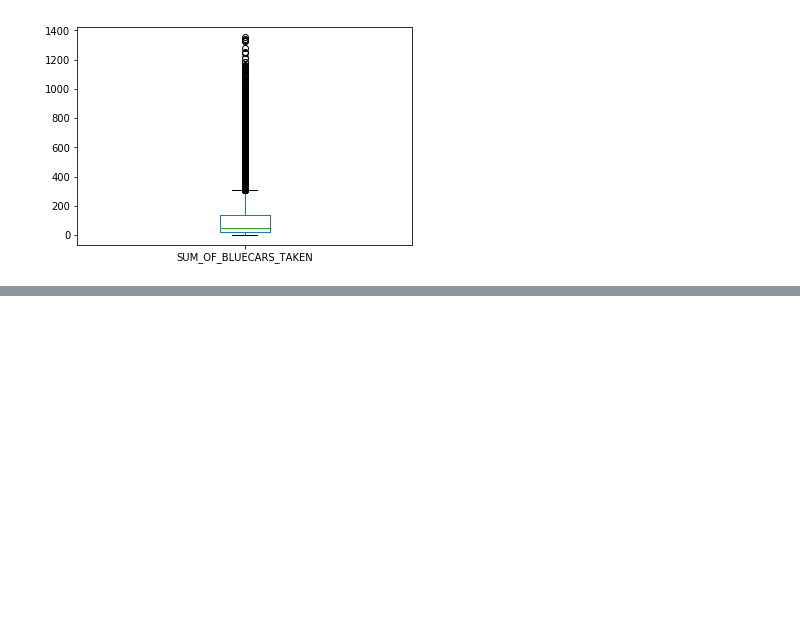
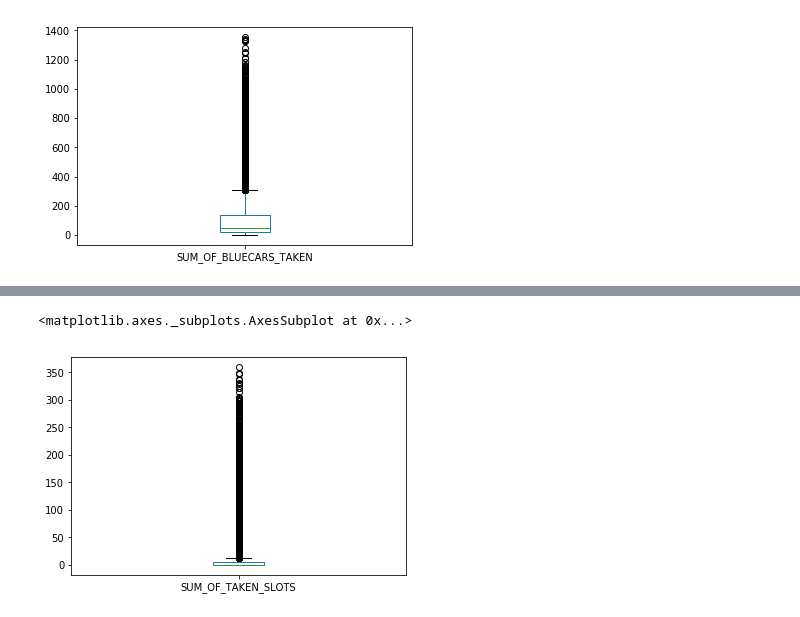
Before and after one commit to theBuluku/The-Autolib-Super-Project, a Jupyter notebook: The_Autolib_Super_Project.ipynb, the cells around one changed output, grey strips where cells are left out. Cells and saved outputs as stored; diff of their text form; code cells hidden in the pictures; blank space fills up the shorter version.

```diff
--- a/The_Autolib_Super_Project.ipynb
+++ b/The_Autolib_Super_Project.ipynb
@@ -158,0 +183,5 @@ autolib_dataset['SUM_OF_BLUECARS_TAKEN'].plot(kind='box')
+# %%
+autolib_dataset['SUM_OF_TAKEN_SLOTS'].plot(kind='box')
+# %% [output]
+<matplotlib.axes._subplots.AxesSubplot at 0x...>
+[figure, added]
```
Also changed, not shown: parts of 41 cells of this notebook.
